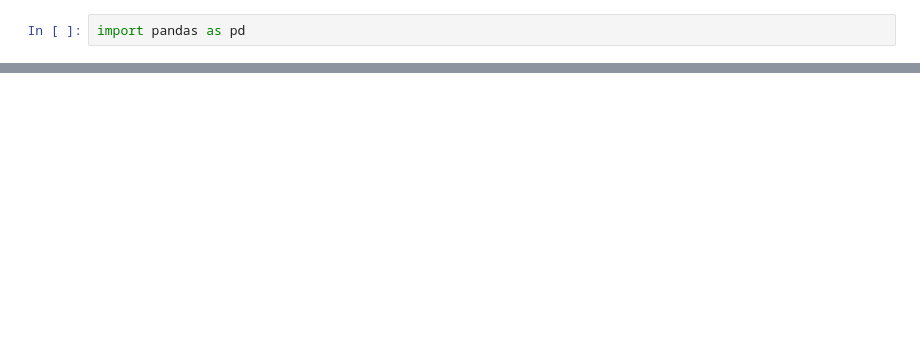
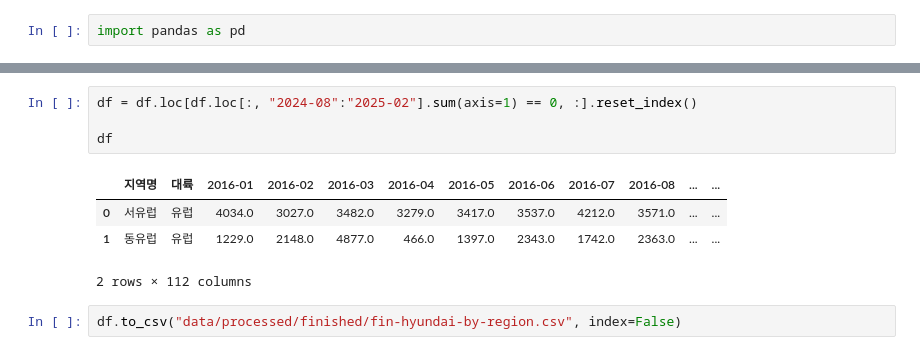
Before and after one commit to CodeWorks-hi/hyundai-crm-platform, a Jupyter notebook: preprocessing.ipynb, the cells around one changed output, grey strips where cells are left out. Saved outputs shown, nothing was run; the diff lists cells and outputs as text; blank space fills up the shorter version.

```diff
--- a/preprocessing.ipynb
+++ b/preprocessing.ipynb
@@ -57,0 +23,11 @@ df.to_excel("extra_data/processed/재고 관련/기업경기조사(전망)_01000
+# %%
+df = df.loc[df.loc[:, "2024-08":"2025-02"].sum(axis=1) == 0, :].reset_index()
+
+df
+# %% [output]
+|  | 지역명 | 대륙 | 2016-01 | 2016-02 | 2016-03 | 2016-04 | 2016-05 | 2016-06 | 2016-07 | 2016-08 | ... | ... |
+| 0 | 서유럽 | 유럽 | 4034.0 | 3027.0 | 3482.0 | 3279.0 | 3417.0 | 3537.0 | 4212.0 | 3571.0 | ... | ... |
+| 1 | 동유럽 | 유럽 | 1229.0 | 2148.0 | 4877.0 | 466.0 | 1397.0 | 2343.0 | 1742.0 | 2363.0 | ... | ... |
+2 rows × 112 columns
+# %%
+df.to_csv("data/processed/finished/fin-hyundai-by-region.csv", index=False)
```
Also changed, not shown: parts of 7 cells of this notebook, 23 other files.
